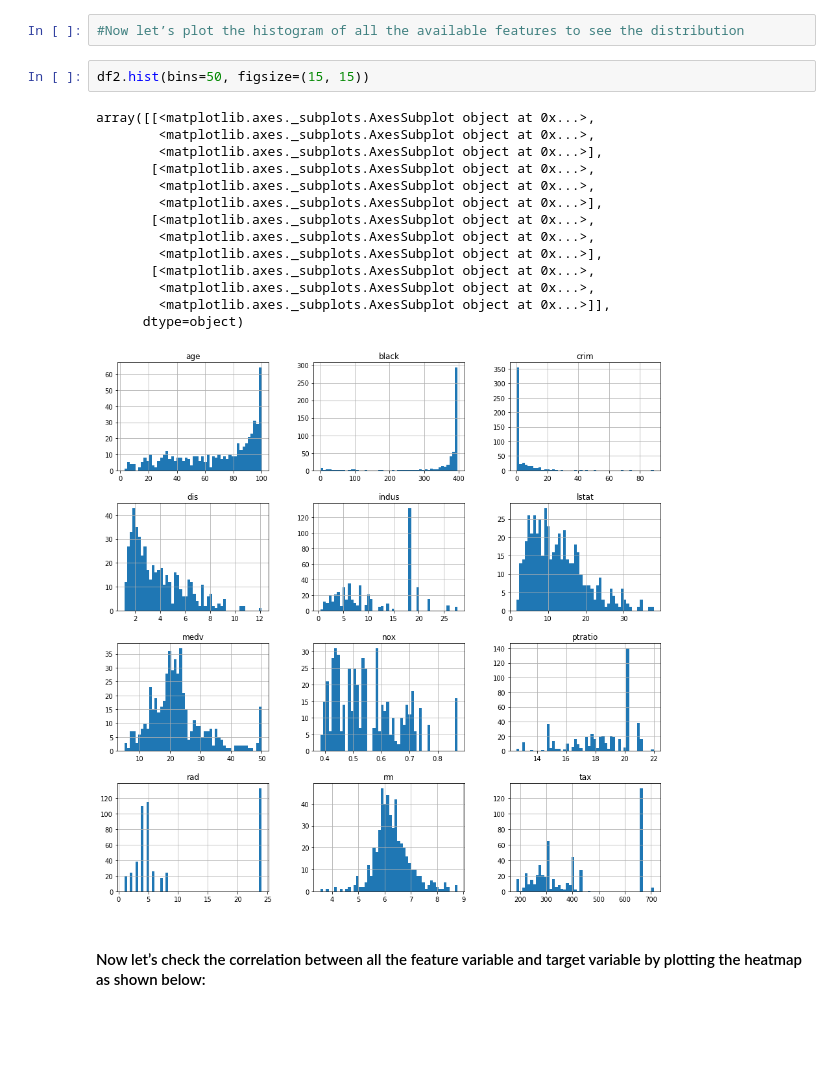
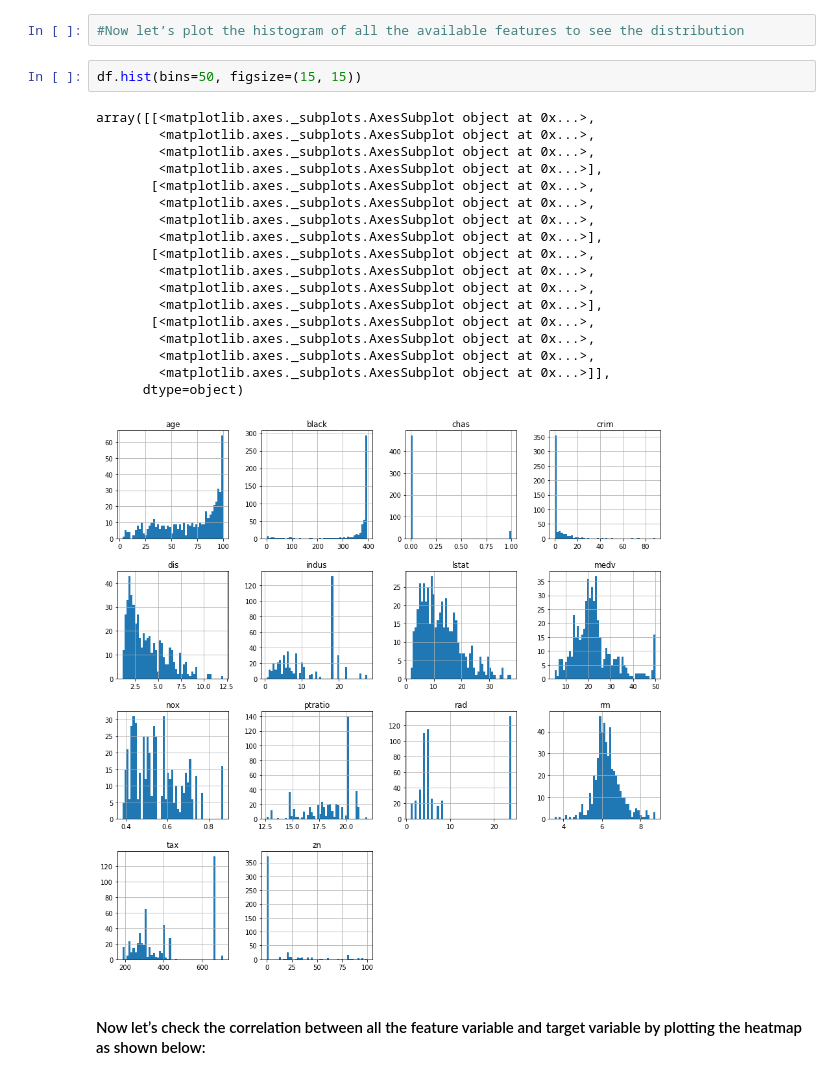
Before and after one commit to dewaledr/MLearning-Projects, a Jupyter notebook: Project_BostonHousePrices.ipynb, the cells around one changed output. Drawn from its saved outputs; the diff is of its cells as text; blank space fills up the shorter version.

```diff
--- a/Project_BostonHousePrices.ipynb
+++ b/Project_BostonHousePrices.ipynb
@@ -390,22 +390,26 @@ strong multicollinearity or other numerical problems.
 # %%
 #Now let’s plot the histogram of all the available features to see the distribution
 # %%
-df2.hist(bins=50, figsize=(15, 15))
+df.hist(bins=50, figsize=(15, 15))
 # %% [output]
 array([[<matplotlib.axes._subplots.AxesSubplot object at 0x...>,
+        <matplotlib.axes._subplots.AxesSubplot object at 0x...>,
         <matplotlib.axes._subplots.AxesSubplot object at 0x...>,
         <matplotlib.axes._subplots.AxesSubplot object at 0x...>],
        [<matplotlib.axes._subplots.AxesSubplot object at 0x...>,
         <matplotlib.axes._subplots.AxesSubplot object at 0x...>,
-        <matplotlib.axes._subplots.AxesSubplot object at 0x...>],
-       [<matplotlib.axes._subplots.AxesSubplot object at 0x...>,
         <matplotlib.axes._subplots.AxesSubplot object at 0x...>,
         <matplotlib.axes._subplots.AxesSubplot object at 0x...>],
        [<matplotlib.axes._subplots.AxesSubplot object at 0x...>,
         <matplotlib.axes._subplots.AxesSubplot object at 0x...>,
+        <matplotlib.axes._subplots.AxesSubplot object at 0x...>,
+        <matplotlib.axes._subplots.AxesSubplot object at 0x...>],
+       [<matplotlib.axes._subplots.AxesSubplot object at 0x...>,
+        <matplotlib.axes._subplots.AxesSubplot object at 0x...>,
+        <matplotlib.axes._subplots.AxesSubplot object at 0x...>,
         <matplotlib.axes._subplots.AxesSubplot object at 0x...>]],
       dtype=object)
-[figure, old version]
+[figure, new version]
 # %% [markdown]
 #### Now let’s check the correlation between all the feature variable and target variable by plotting the heatmap as shown below:
 # %%
```
Also changed, not shown: parts of 10 cells of this notebook.
